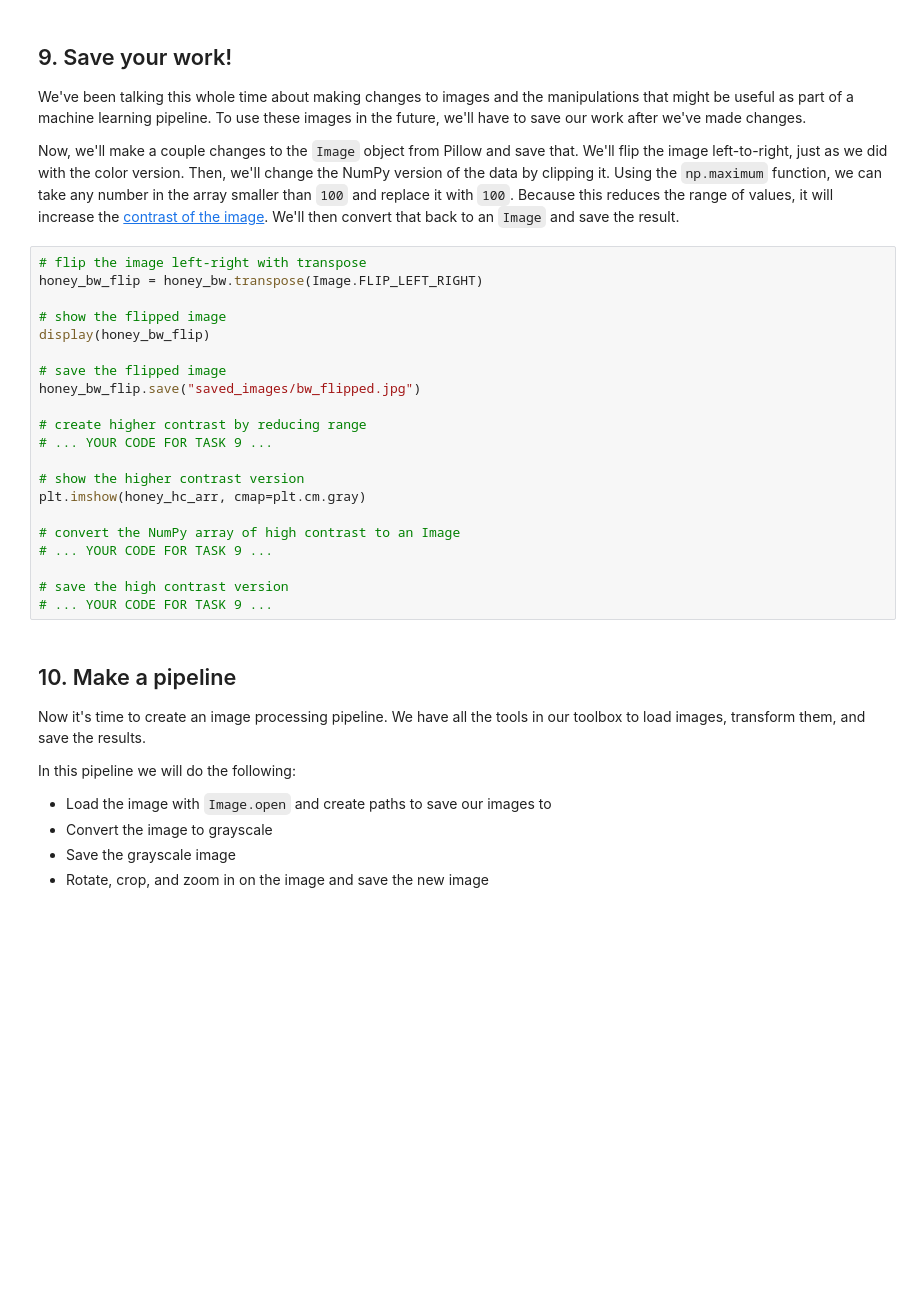
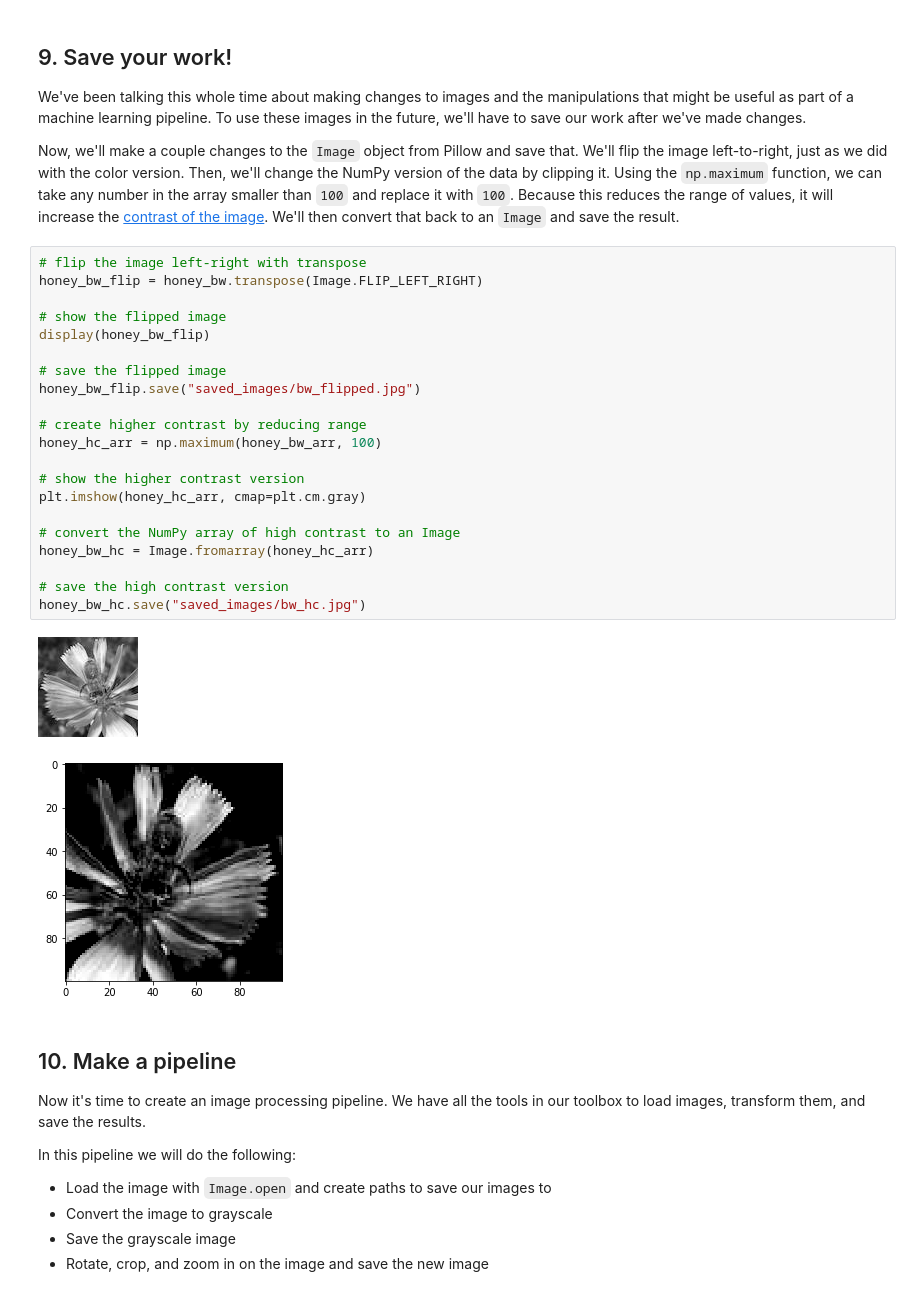
Before and after one commit to sneha8900/DataCamp-Projects, a Jupyter notebook: Naïve Bees_ Image Loading and Processing/notebook.ipynb, the cells around one changed output. Cells and saved outputs as stored; diff of their text form; blank space fills up the shorter version.

```diff
--- a/Naïve Bees_ Image Loading and Processing/notebook.ipynb
+++ b/Naïve Bees_ Image Loading and Processing/notebook.ipynb
@@ -216,24 +216,27 @@ Our NumPy array has the shape: (100, 100)
 # %%
 # flip the image left-right with transpose
 honey_bw_flip = honey_bw.transpose(Image.FLIP_LEFT_RIGHT)
 
 # show the flipped image
 display(honey_bw_flip)
 
 # save the flipped image
 honey_bw_flip.save("saved_images/bw_flipped.jpg")
 
 # create higher contrast by reducing range
-# ... YOUR CODE FOR TASK 9 ...
+honey_hc_arr = np.maximum(honey_bw_arr, 100)
 
 # show the higher contrast version
 plt.imshow(honey_hc_arr, cmap=plt.cm.gray)
 
 # convert the NumPy array of high contrast to an Image
-# ... YOUR CODE FOR TASK 9 ...
+honey_bw_hc = Image.fromarray(honey_hc_arr)
 
 # save the high contrast version
-# ... YOUR CODE FOR TASK 9 ...
+honey_bw_hc.save("saved_images/bw_hc.jpg")
+# %% [output]
+[figure, added]
+[figure, added]
 # %% [markdown]
 ## 10. Make a pipeline
 <p>Now it's time to create an image processing pipeline. We have all the tools in our toolbox to load images, transform them, and save the results.</p>
```
Also changed, not shown: parts of 2 cells of this notebook, 6 other files.
